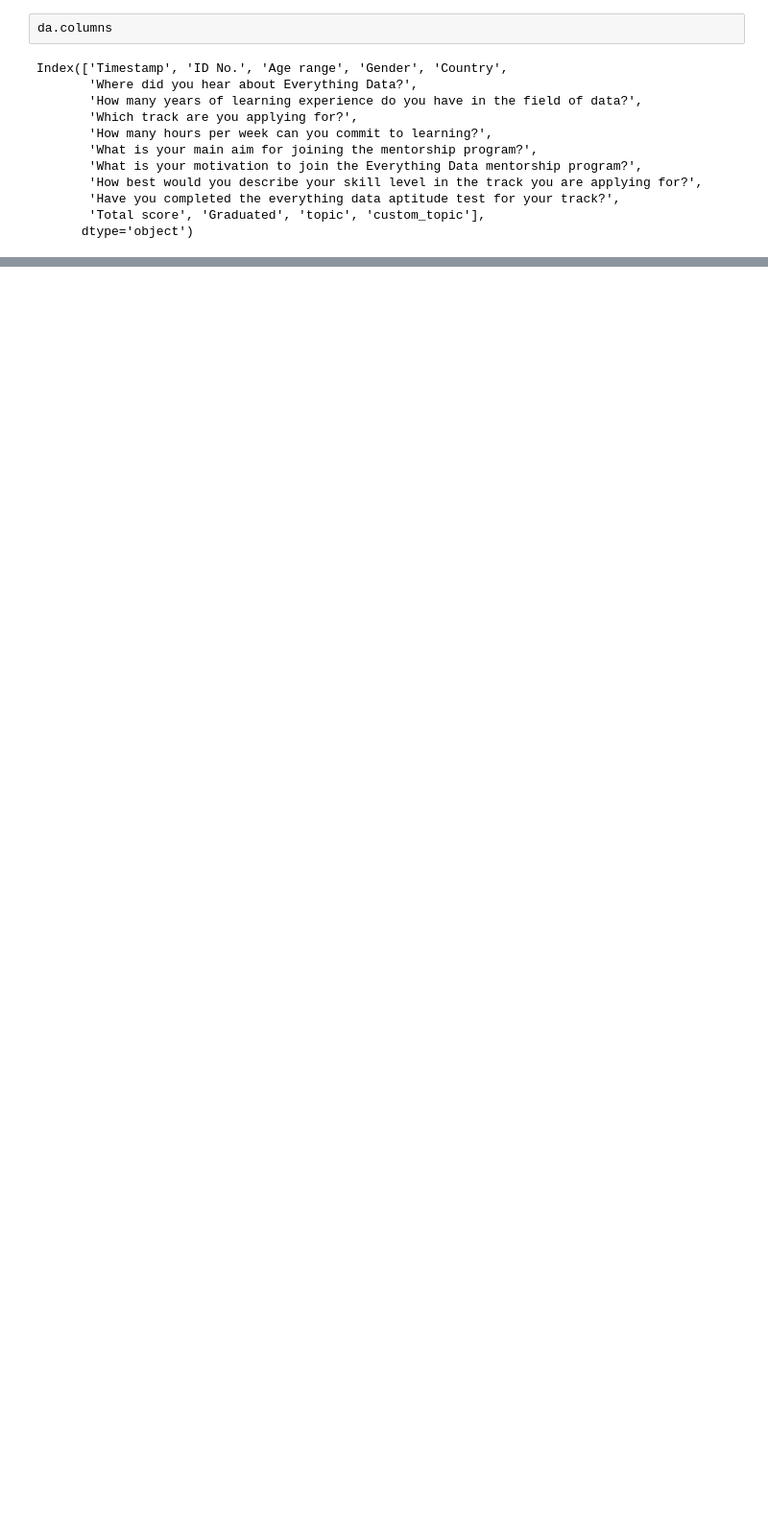
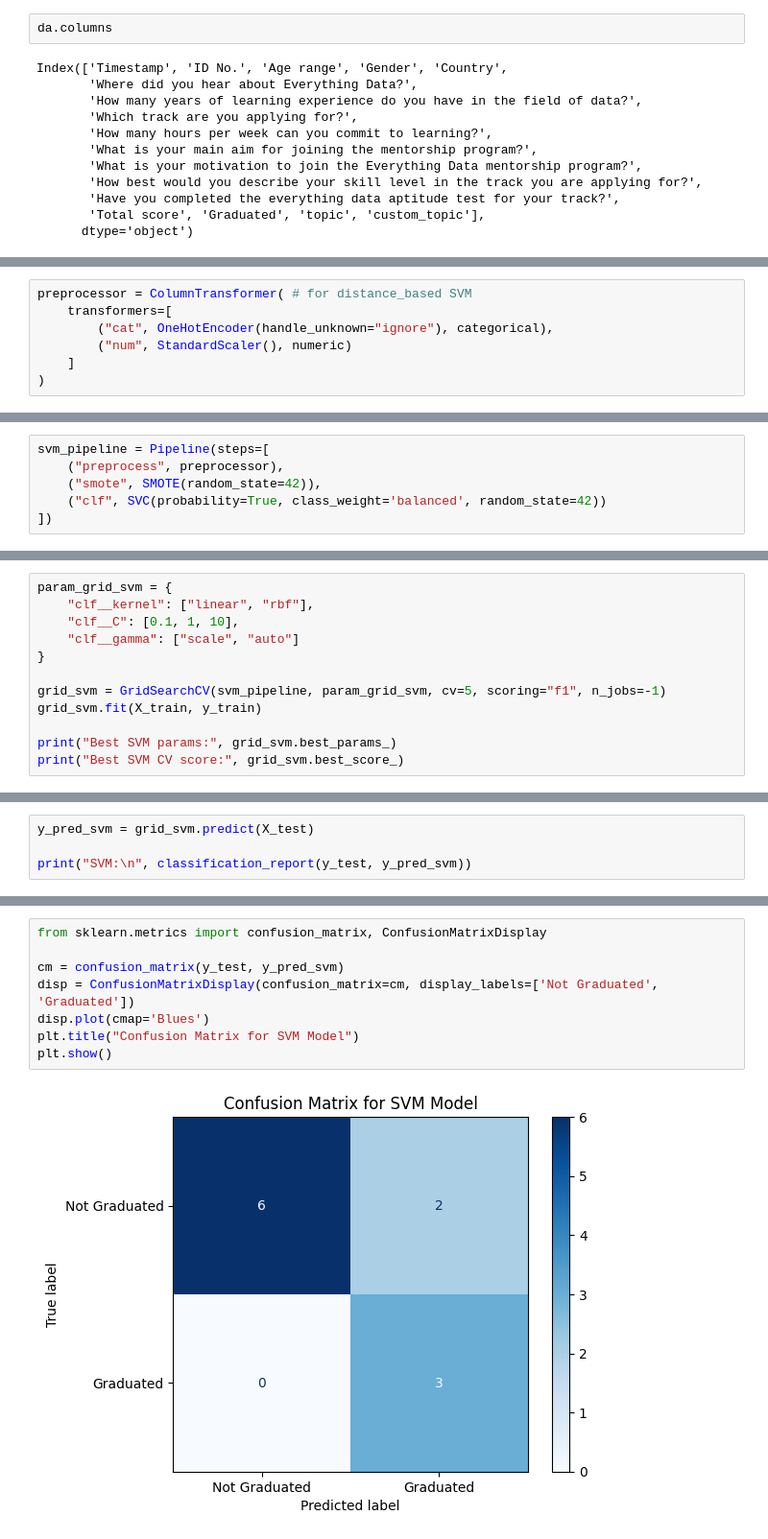
Before and after one commit to port1a/Everythn-Data-Capstone, a Jupyter notebook: capstone.ipynb, the cells around one changed output, grey strips where cells are left out. Shown at 96% size. Drawn from its saved outputs; the diff is of its cells as text; blank space fills up the shorter version.

```diff
--- a/capstone.ipynb
+++ b/capstone.ipynb
@@ -470,0 +447,7 @@ rf_pipeline.f
+# %%
+preprocessor = ColumnTransformer( # for distance_based SVM
+    transformers=[
+        ("cat", OneHotEncoder(handle_unknown="ignore"), categorical),
+        ("num", StandardScaler(), numeric)
+    ]
+)
@@ -470,0 +466,6 @@ rf_pipeline.f
+# %%
+svm_pipeline = Pipeline(steps=[
+    ("preprocess", preprocessor),
+    ("smote", SMOTE(random_state=42)),
+    ("clf", SVC(probability=True, class_weight='balanced', random_state=42))
+])
@@ -470,0 +483,12 @@ rf_pipeline.f
+# %%
+param_grid_svm = {
+    "clf__kernel": ["linear", "rbf"],
+    "clf__C": [0.1, 1, 10],
+    "clf__gamma": ["scale", "auto"]
+}
+
+grid_svm = GridSearchCV(svm_pipeline, param_grid_svm, cv=5, scoring="f1", n_jobs=-1)
+grid_svm.fit(X_train, y_train)
+
+print("Best SVM params:", grid_svm.best_params_)
+print("Best SVM CV score:", grid_svm.best_score_)
@@ -470,0 +498,4 @@ rf_pipeline.f
+# %%
+y_pred_svm = grid_svm.predict(X_test)
+
+print("SVM:\n", classification_report(y_test, y_pred_svm))
@@ -470,0 +512,10 @@ rf_pipeline.f
+# %%
+from sklearn.metrics import confusion_matrix, ConfusionMatrixDisplay
+
+cm = confusion_matrix(y_test, y_pred_svm)
+disp = ConfusionMatrixDisplay(confusion_matrix=cm, display_labels=['Not Graduated', 'Graduated'])
+disp.plot(cmap='Blues')
+plt.title("Confusion Matrix for SVM Model")
+plt.show()
+# %% [output]
+[figure, added]
```
Also changed, not shown: parts of 27 cells of this notebook.
